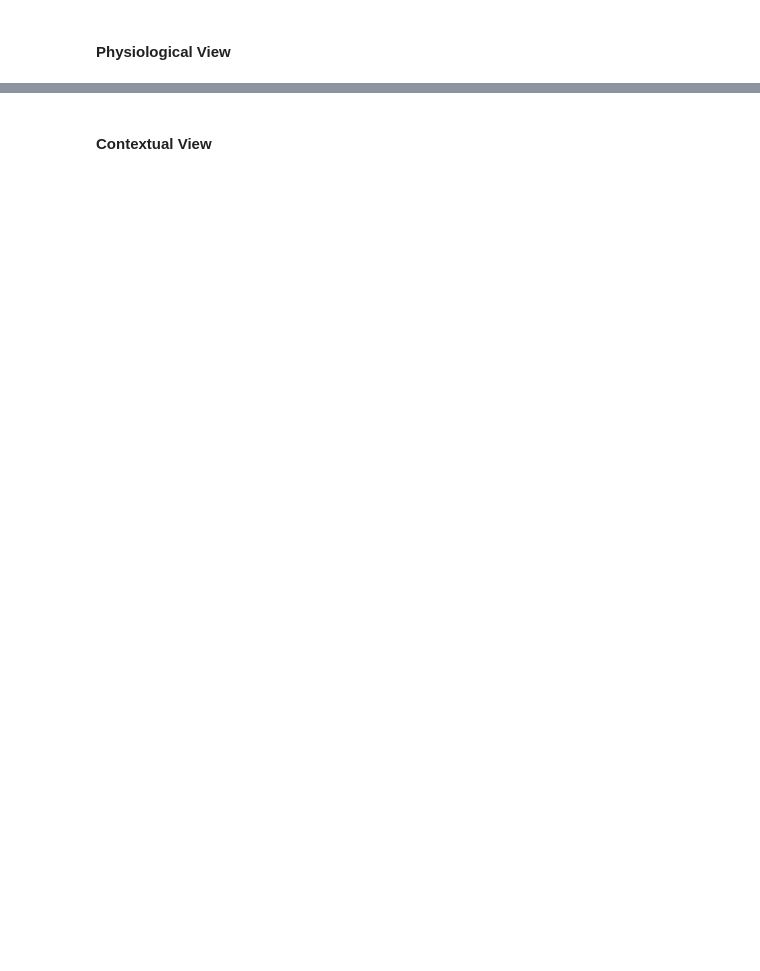
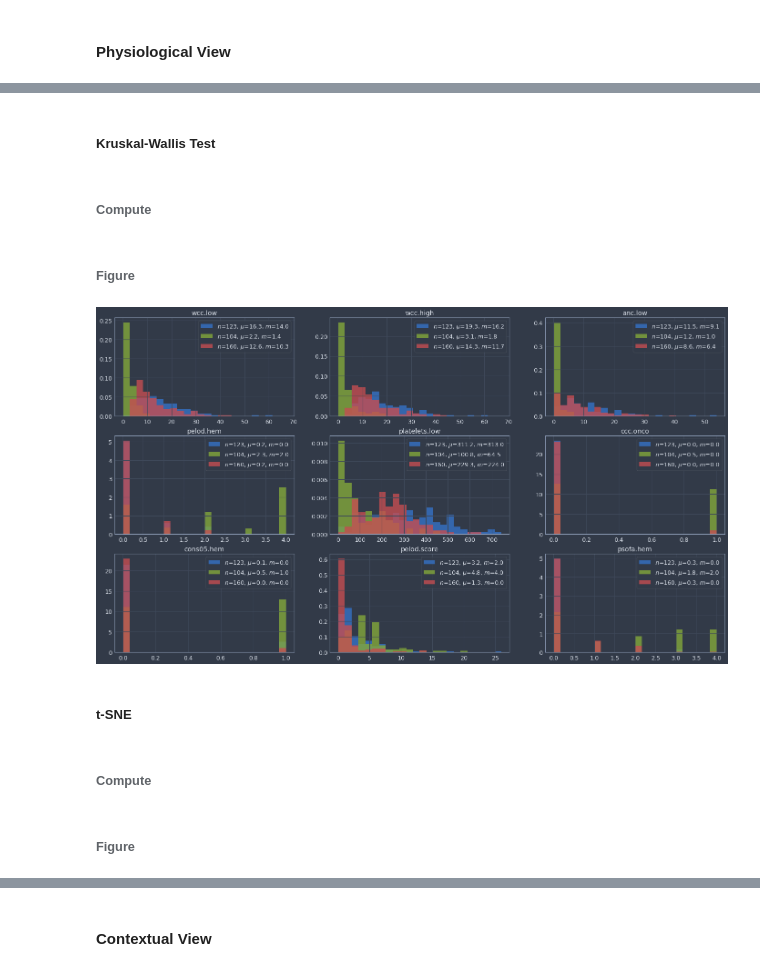
Before and after one commit to BorgwardtLab/Pediatric-Sepsis, a Jupyter notebook: multiview_clustering_jk.ipynb, the cells around one changed output, grey strips where cells are left out. Drawn from its saved outputs; the diff is of its cells as text; code cells hidden in the pictures; blank space fills up the shorter version.

```diff
--- a/multiview_clustering_jk.ipynb
+++ b/multiview_clustering_jk.ipynb
@@ -706,0 +886,3 @@ infpc_fg2
+# %%
+dem_df = std_df[dempc_cs].copy(deep=True)
+dem_df
@@ -708,0 +909,2 @@ infpc_fg2
+# %%
+phy_df = std_df[physio_cs].copy(deep=True)
@@ -708,0 +913,2 @@ infpc_fg2
+# %%
+phy_odf = ortho_project(phy_df,dem_df)
@@ -708,0 +940,35 @@ infpc_fg2
+# %% [markdown]
+##### Kruskal-Wallis Test
+# %% [markdown]
+###### Compute
+# %%
+h_df = h_stats(phy_kdf-phy_kdf.median(),'phy_clo')
+kw   = {'density':True,'alpha':.8}
+
+phycl_fig = plt.figure(figsize=(24,13.5))
+
+for i,v in enumerate(h_df.index[:9]):
+
+    bs = np.linspace(int(phy_kdf[v].min()),int(phy_kdf[v].max()),25)
+    ax = phycl_fig.add_subplot(3,3,i+1)
+
+    for c in range(3):
+        m1 = np.round(phy_kdf.loc[phy_kdf.phy_clo==c,v].mean(),1)
+        m2 = np.round(phy_kdf.loc[phy_kdf.phy_clo==c,v].median(),1)
+        n  = np.round(phy_kdf.loc[phy_kdf.phy_clo==c,v].shape[0],1)
+        ax.hist(phy_kdf.loc[phy_kdf.phy_clo==c,v],bins=bs,**kw,\
+                label=r'$n$=%s, $\mu$=%s, $m$=%s' % (n,m1,m2))
+
+    ax.set_title(v)
+    ax.legend()
+plt.close()
+# %% [markdown]
+###### Figure
+# %%
+phycl_fig
+# %% [output]
+[figure, added]
+# %% [markdown]
+##### t-SNE
+# %% [markdown]
+###### Compute
@@ -708,0 +1002,2 @@ infpc_fg2
+# %% [markdown]
+###### Figure
```
Also changed, not shown: parts of 78 cells of this notebook, 5 other files.
